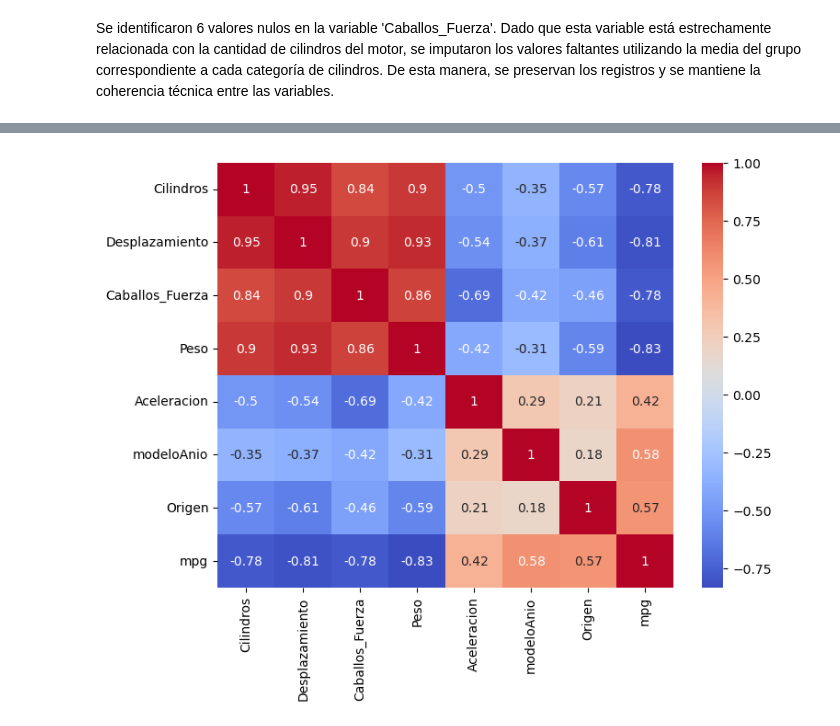
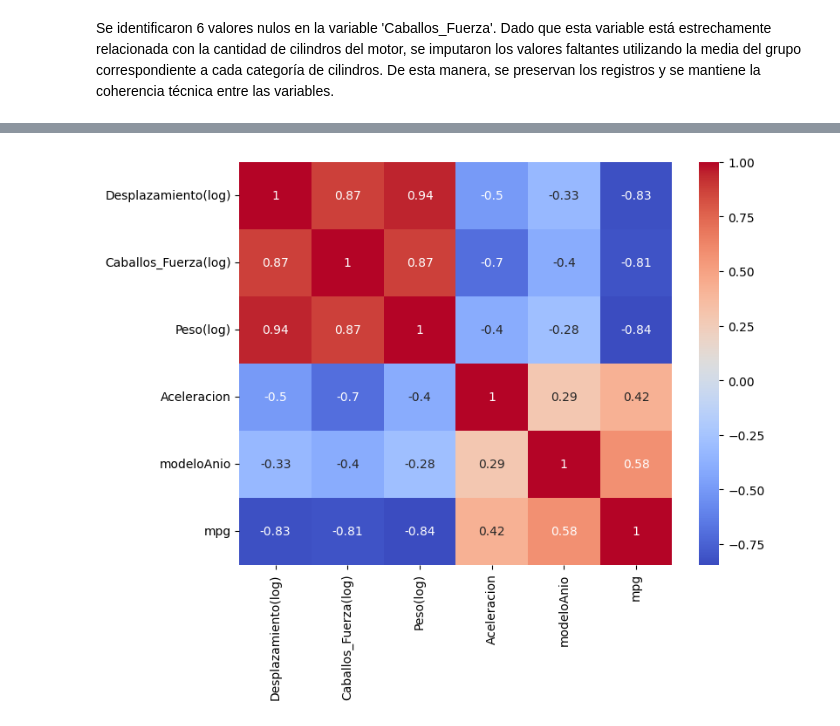
Before and after one commit to JuanAlbornoz32/Proyectos_Bootcamp_Analisis_de_Datos, a Jupyter notebook: ejercicios_en_python/modelos_de_regresion/regresion_multiple/ejercicio_millas_por_galon.ipynb, the cells around one changed output, grey strips where cells are left out. Drawn from its saved outputs; the diff is of its cells as text; code cells hidden in the pictures.

Commit message:
actualizacion ejercicio modelo de regresion

```diff
--- a/ejercicios_en_python/modelos_de_regresion/regresion_multiple/ejercicio_millas_por_galon.ipynb
+++ b/ejercicios_en_python/modelos_de_regresion/regresion_multiple/ejercicio_millas_por_galon.ipynb
@@ -119,0 +155,6 @@ plt.show()
+# %%
+# Se crean nuevas columnas con las transformaciones logarítmicas
+
+df['Caballos_Fuerza(log)'] = np.log(df['Caballos_Fuerza'])
+df['Peso(log)'] = np.log(df['Peso'])
+df['Desplazamiento(log)'] = np.log(df['Desplazamiento'])
@@ -119,0 +173,11 @@ plt.show()
+# %%
+# Se crean las columnas dummy para la variable Cilindros
+d_cil = pd.get_dummies(df['Cilindros'], prefix='Cil', prefix_sep='_', drop_first=True, dtype=int)
+
+# Se crean las columnas dummy para la variable Origen
+d_org = pd.get_dummies(df['Origen'],    prefix='Org', prefix_sep='_', drop_first=True, dtype=int)
+
+# Concatenar al df original
+df = pd.concat([df, d_cil, d_org], axis=1)
+
+df.head()
@@ -135,7 +193,10 @@ df.corr()
 # %%
-# Heatmap con coeficiente de pearson entre variables númericas
+# Cálculo de correlaciones entre variables númericas
+corr = df[['Desplazamiento(log)','Caballos_Fuerza(log)','Peso(log)','Aceleracion','modeloAnio', 'mpg']].corr()
+
+# Heatmap de correlaciones
 plt.figure(figsize=(8, 6))
-sns.heatmap(df.corr(), cmap='coolwarm', annot=True)
+sns.heatmap(corr, cmap='coolwarm', annot=True)
 plt.show()
 # %% [output]
-[figure, old version]
+[figure, new version]
```
Also changed, not shown: parts of 45 cells of this notebook.
